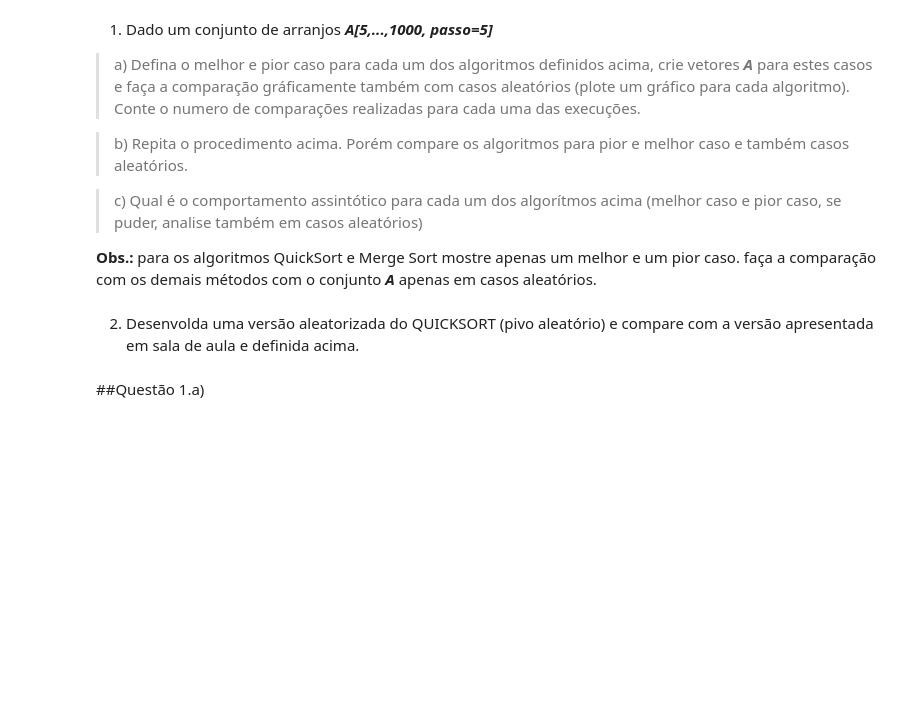
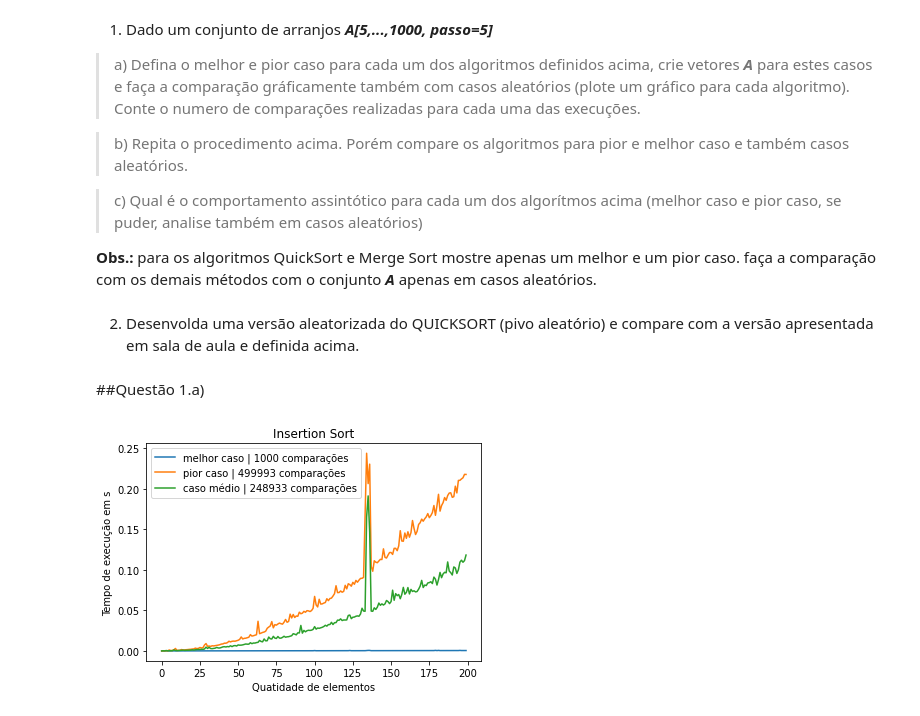
Before and after one commit to luizeduardo7/luizeduardo7, a Jupyter notebook: EFC1_GCC_253.ipynb, the cells around one changed output. Drawn from its saved outputs; the diff is of its cells as text; code cells hidden in the pictures; blank space fills up the shorter version.

```diff
--- a/EFC1_GCC_253.ipynb
+++ b/EFC1_GCC_253.ipynb
@@ -33,16 +33,25 @@ Link do repositório GitHub: https://github.com/luizeduardo7/luizeduardo7/blob/f
 import numpy as np
 import time
 import matplotlib.pyplot as plt
-import math
+import random
 
-global tempo_exec_merge
+global tempo_exec_merge, cont_merge
 tempo_exec_merge = 0
+cont_merge = 0
 
-global tempo_exec_heap
+global tempo_exec_heap, cont_heap
 tempo_exec_heap = 0
+cont_heap = 0
 
-global tempo_exec_quick
+global tempo_exec_quick, cont_quick, cont_quick2
 tempo_exec_quick = 0
+cont_quick = 0
+cont_quick2 = 0
+
+melhor = 'melhor'
+pior = 'pior'
+medio = 'medio'
+todos = 'todos'
 # %%
 def gera_arr(n_elem):
   a = np.random.randint(5, 1000, n_elem)
@@ -52,7 +61,7 @@ def gera_arr(n_elem):
 
 > Utilize este espaço para definir as funções de ordenação vista em sala de aula
 # %%
-def casoInsert():
+def casoInsert(case):
   melhor = []
   pior = []
   medio = []
@@ -71,10 +80,18 @@ def casoInsert():
     arr, tempo, cont2 = insertionSort(arr)
     pior.append(tempo)
 
-  plt.plot(elem, melhor, label='melhor caso | %s comparações' %cont1)  # Plot some data on the (implicit) axes.
-  plt.plot(elem, pior, label='pior caso | %s comparações' %cont2)  # etc.
-  plt.plot(elem, medio, label='caso médio | %s comparações' %cont3)  # etc.
-  plt.ylabel('Quatidade de elementos')
+  if case == 'todos':
+    plt.plot(elem, melhor, label='melhor caso | %s comparações' %cont1)  # Plot some data on the (implicit) axes.
+    plt.plot(elem, pior, label='pior caso | %s comparações' %cont2)  # etc.
+    plt.plot(elem, medio, label='caso médio | %s comparações' %cont3)  # etc.
+  elif case == 'melhor':
+     plt.plot(elem, melhor, label='melhor caso Insertion| %s comparações' %cont1)  # Plot some data on the (implicit) axes.
+  elif case == 'pior':
+    plt.plot(elem, pior, label='pior caso Insertion| %s comparações' %cont2)  # etc.
+  elif case == 'medio':
+     plt.plot(elem, medio, label='caso médio Insertion| %s comparações' %cont3)  # etc.
+
+  plt.xlabel('Quatidade de elementos')
   plt.ylabel('Tempo de execução em s')
   plt.title("Insertion Sort")
   plt.legend()
@@ -410,5 +462,7 @@ casoQuick()
 # %% [markdown]
 ##Questão 1.a)
 # %%
-casoInsert()
+casoInsert(todos)
+# %% [output]
+[figure, added]
 # %%
```
Also changed, not shown: parts of 36 cells of this notebook.
